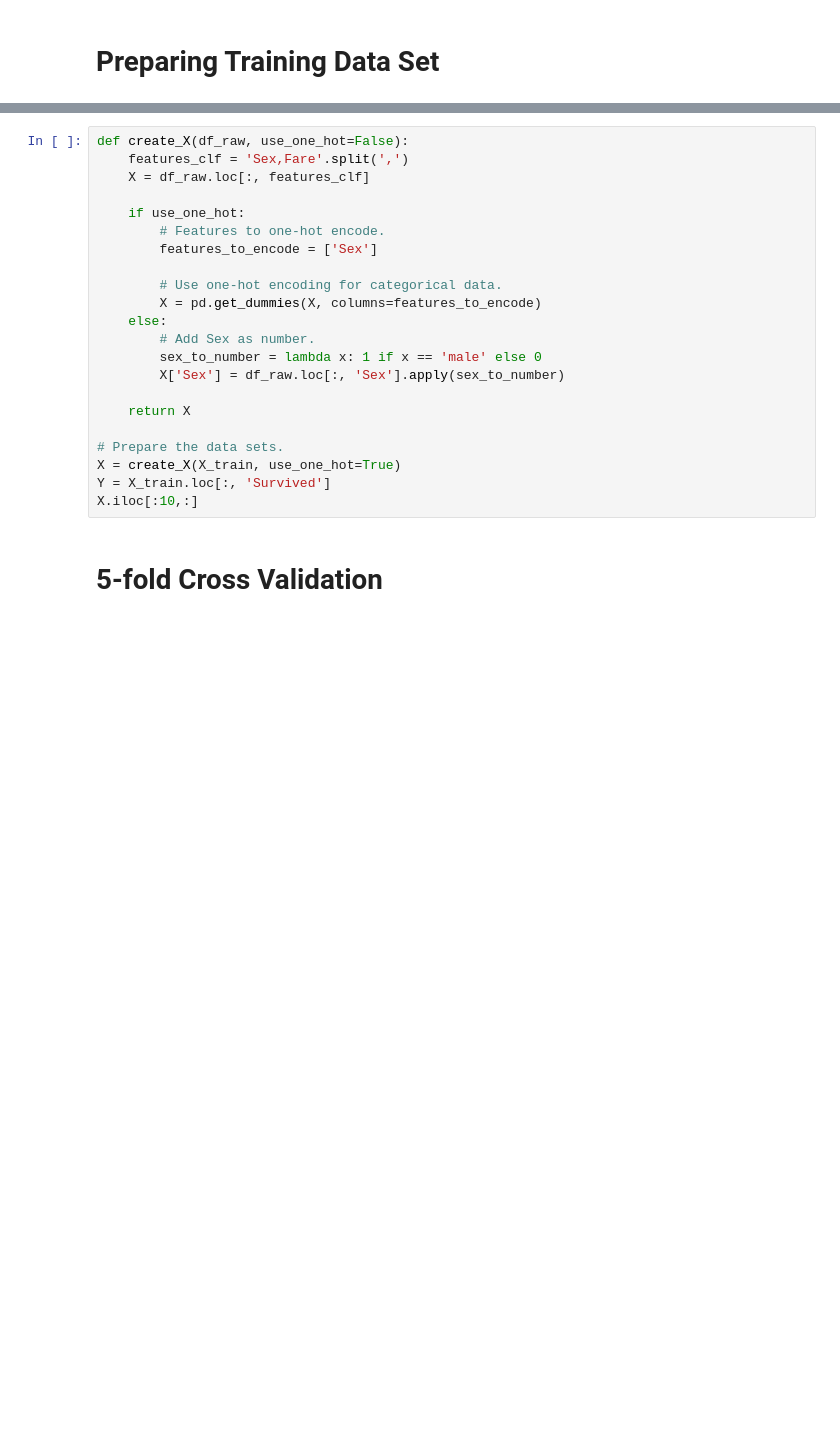
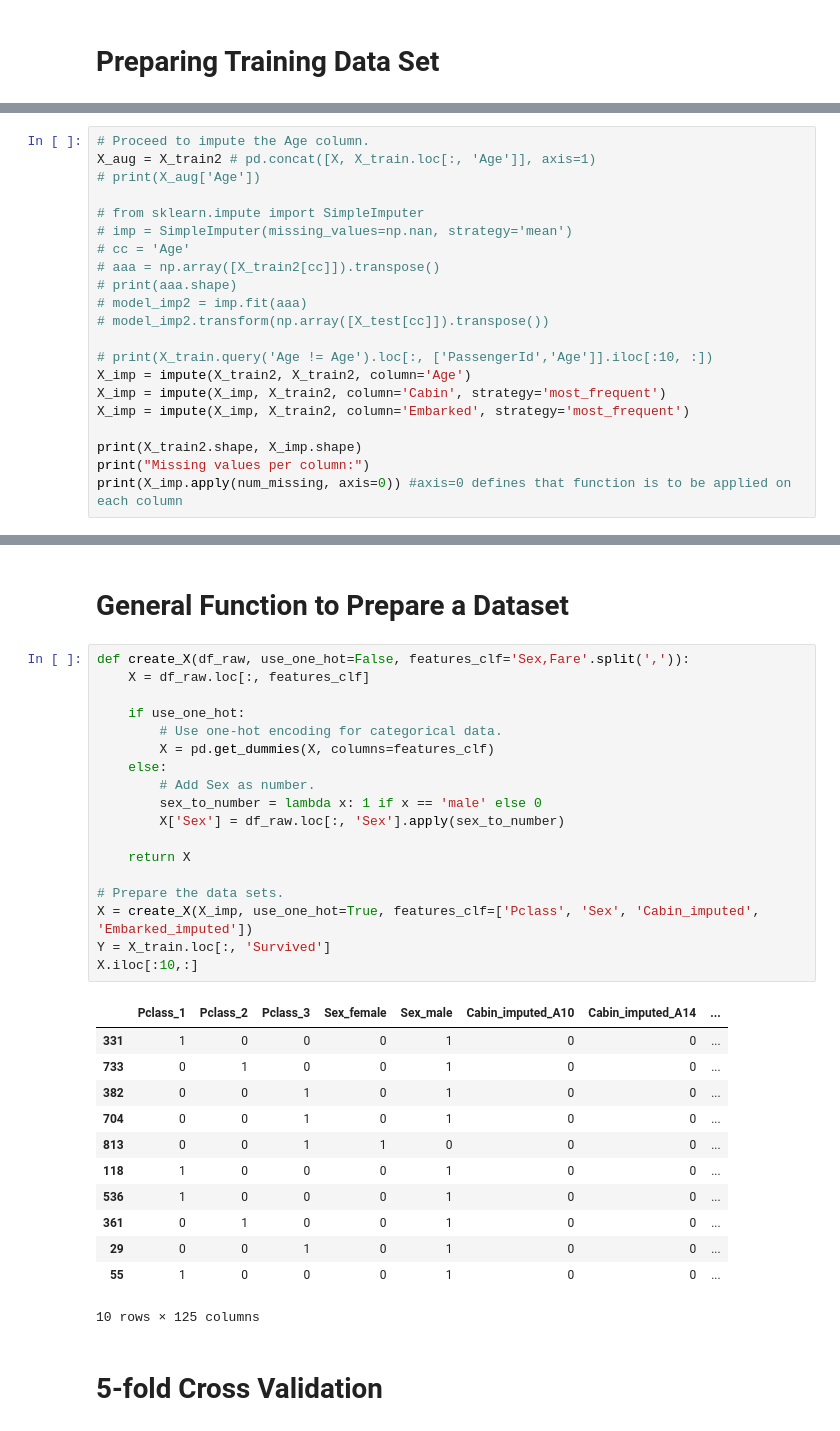
Before and after one commit to itudoben/kaggle-titanic, a Jupyter notebook: src/notebooks/titanic_dataset_survival.ipynb, the cells around one changed output, grey strips where cells are left out. Cells and saved outputs as stored; diff of their text form; blank space fills up the shorter version.

```diff
--- a/src/notebooks/titanic_dataset_survival.ipynb
+++ b/src/notebooks/titanic_dataset_survival.ipynb
@@ -218,0 +348,21 @@ df_tmp.describe()
+# %%
+# Proceed to impute the Age column.
+X_aug = X_train2 # pd.concat([X, X_train.loc[:, 'Age']], axis=1)
+# print(X_aug['Age'])
+
+# from sklearn.impute import SimpleImputer
+# imp = SimpleImputer(missing_values=np.nan, strategy='mean')
+# cc = 'Age'
+# aaa = np.array([X_train2[cc]]).transpose()
+# print(aaa.shape)
+# model_imp2 = imp.fit(aaa)
+# model_imp2.transform(np.array([X_test[cc]]).transpose())
+
+# print(X_train.query('Age != Age').loc[:, ['PassengerId','Age']].iloc[:10, :])
+X_imp = impute(X_train2, X_train2, column='Age')
+X_imp = impute(X_imp, X_train2, column='Cabin', strategy='most_frequent')
+X_imp = impute(X_imp, X_train2, column='Embarked', strategy='most_frequent')
+
+print(X_train2.shape, X_imp.shape)
+print("Missing values per column:")
+print(X_imp.apply(num_missing, axis=0)) #axis=0 defines that function is to be applied on each column
@@ -219,25 +386,36 @@ df_tmp.describe()
+# %% [markdown]
+# General Function to Prepare a Dataset
 # %%
-def create_X(df_raw, use_one_hot=False):
-    features_clf = 'Sex,Fare'.split(',')
+def create_X(df_raw, use_one_hot=False, features_clf='Sex,Fare'.split(',')):
     X = df_raw.loc[:, features_clf]
 
     if use_one_hot:
-        # Features to one-hot encode.
-        features_to_encode = ['Sex']
-
         # Use one-hot encoding for categorical data.
-        X = pd.get_dummies(X, columns=features_to_encode)
+        X = pd.get_dummies(X, columns=features_clf)
     else:
         # Add Sex as number.
         sex_to_number = lambda x: 1 if x == 'male' else 0
         X['Sex'] = df_raw.loc[:, 'Sex'].apply(sex_to_number)
 
     return X
 
 # Prepare the data sets.
-X = create_X(X_train, use_one_hot=True)
+X = create_X(X_imp, use_one_hot=True, features_clf=['Pclass', 'Sex', 'Cabin_imputed', 'Embarked_imputed'])
 Y = X_train.loc[:, 'Survived']
 X.iloc[:10,:]
+# %% [output]
+|  | Pclass_1 | Pclass_2 | Pclass_3 | Sex_female | Sex_male | Cabin_imputed_A10 | Cabin_imputed_A14 | ... |
+| 331 | 1 | 0 | 0 | 0 | 1 | 0 | 0 | ... |
+| 733 | 0 | 1 | 0 | 0 | 1 | 0 | 0 | ... |
+| 382 | 0 | 0 | 1 | 0 | 1 | 0 | 0 | ... |
+| 704 | 0 | 0 | 1 | 0 | 1 | 0 | 0 | ... |
+| 813 | 0 | 0 | 1 | 1 | 0 | 0 | 0 | ... |
+| 118 | 1 | 0 | 0 | 0 | 1 | 0 | 0 | ... |
+| 536 | 1 | 0 | 0 | 0 | 1 | 0 | 0 | ... |
+| 361 | 0 | 1 | 0 | 0 | 1 | 0 | 0 | ... |
+| 29 | 0 | 0 | 1 | 0 | 1 | 0 | 0 | ... |
+| 55 | 1 | 0 | 0 | 0 | 1 | 0 | 0 | ... |
+10 rows × 125 columns
 # %% [markdown]
 # 5-fold Cross Validation
 # %%
```
Also changed, not shown: parts of 28 cells of this notebook.
